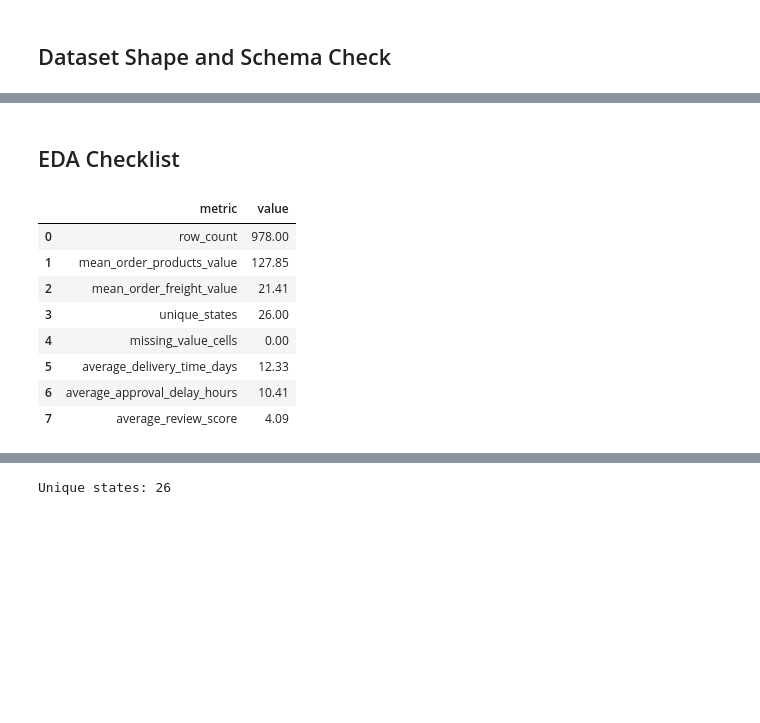
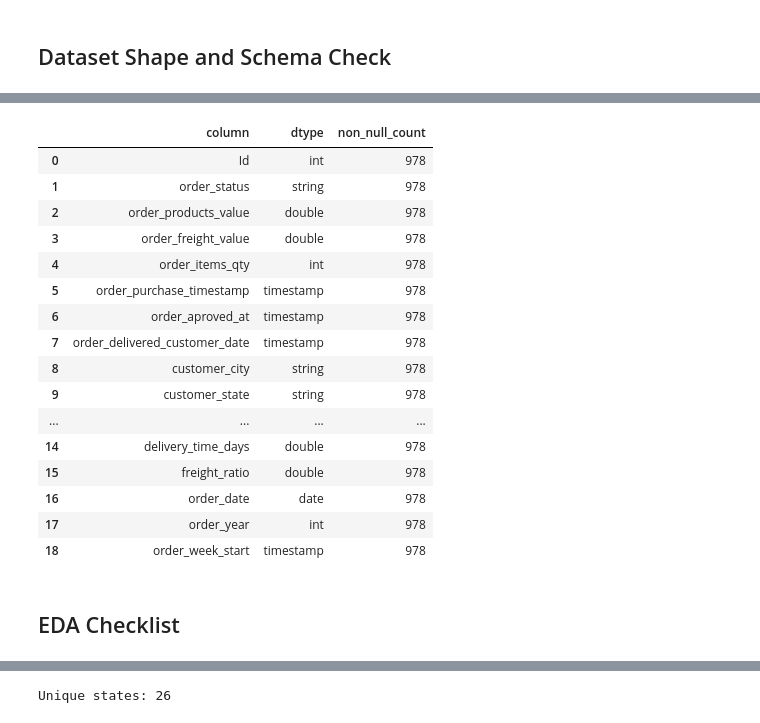
Before and after one commit to Aditya26ind/sales-pipeline-local, a Jupyter notebook: notebooks/target_insights.ipynb, the cells around one changed output, grey strips where cells are left out. Saved outputs shown, nothing was run; the diff lists cells and outputs as text; code cells hidden in the pictures; blank space fills up the shorter version.

```diff
--- a/notebooks/target_insights.ipynb
+++ b/notebooks/target_insights.ipynb
@@ -98,39 +90,26 @@ pd.DataFrame(
+# %%
+schema_summary_df = spark.createDataFrame(
+    [(field.name, field.dataType.simpleString(), spark_df.filter(F.col(field.name).isNotNull()).count()) for field in spark_df.schema.fields],
+    ["column", "dtype", "non_null_count"],
+)
+schema_summary_df.toPandas()
+# %% [output]
+|  | column | dtype | non_null_count |
+| 0 | Id | int | 978 |
+| 1 | order_status | string | 978 |
+| 2 | order_products_value | double | 978 |
+| 3 | order_freight_value | double | 978 |
+| 4 | order_items_qty | int | 978 |
+| 5 | order_purchase_timestamp | timestamp | 978 |
+| 6 | order_aproved_at | timestamp | 978 |
+| 7 | order_delivered_customer_date | timestamp | 978 |
+| 8 | customer_city | string | 978 |
+| 9 | customer_state | string | 978 |
+| ... | ... | ... | ... |
+| 14 | delivery_time_days | double | 978 |
+| 15 | freight_ratio | double | 978 |
+| 16 | order_date | date | 978 |
+| 17 | order_year | int | 978 |
+| 18 | order_week_start | timestamp | 978 |
 # %% [markdown]
 ## EDA Checklist
-# %%
-eda_summary_df = pd.DataFrame(
-    {
-        "metric": [
-            "row_count",
-            "mean_order_products_value",
-            "mean_order_freight_value",
-            "unique_states",
-            "missing_value_cells",
-            "average_delivery_time_days",
-            "average_approval_delay_hours",
-            "average_review_score",
-        ],
-        "value": [
-            len(df),
-            df["order_products_value"].mean(),
-            df["order_freight_value"].mean(),
-            df["customer_state"].nunique(),
-            int(df.isna().sum().sum()),
-            df["delivery_time_days"].mean(),
-            df["approval_delay_hours"].mean(),
-            df.groupby("Id", as_index=False)["review_score"].mean()["review_score"].mean(),
-        ],
-    }
-)
-
-eda_summary_df
-# %% [output]
-|  | metric | value |
-| 0 | row_count | 978.00 |
-| 1 | mean_order_products_value | 127.85 |
-| 2 | mean_order_freight_value | 21.41 |
-| 3 | unique_states | 26.00 |
-| 4 | missing_value_cells | 0.00 |
-| 5 | average_delivery_time_days | 12.33 |
-| 6 | average_approval_delay_hours | 10.41 |
-| 7 | average_review_score | 4.09 |
```
Also changed, not shown: parts of 43 cells of this notebook.
